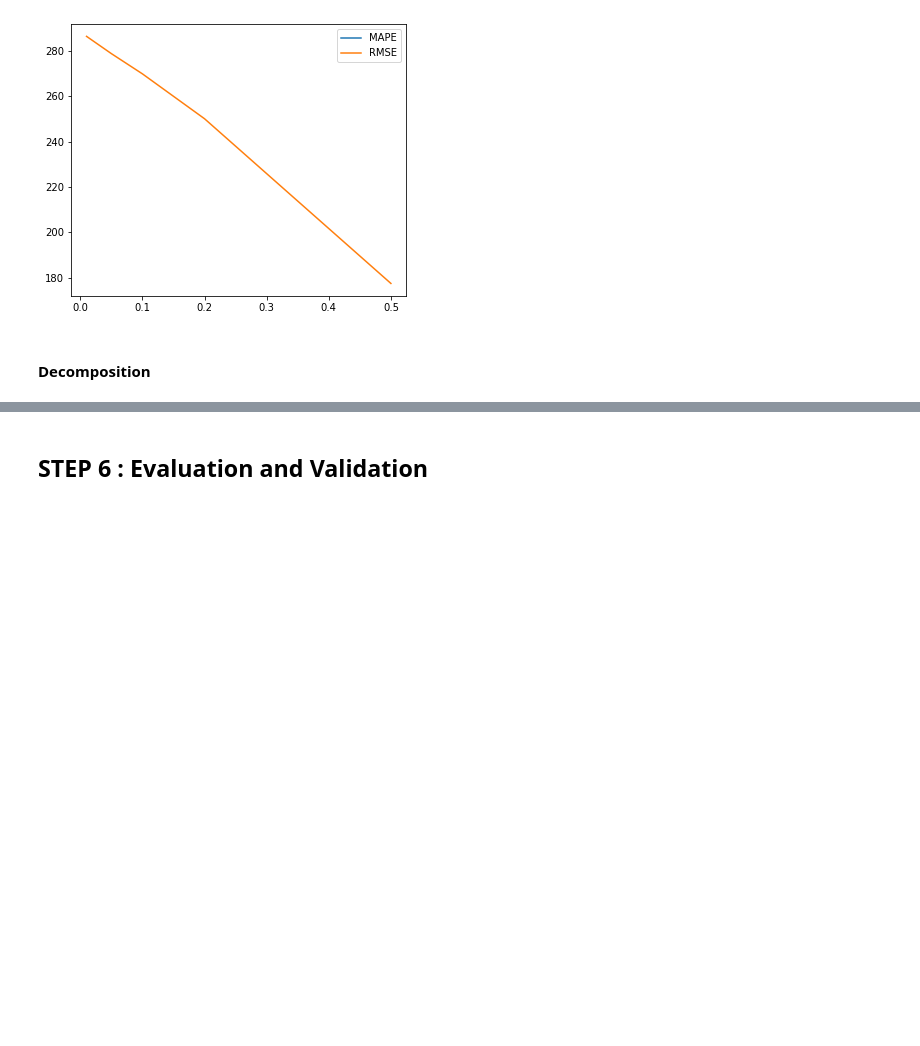
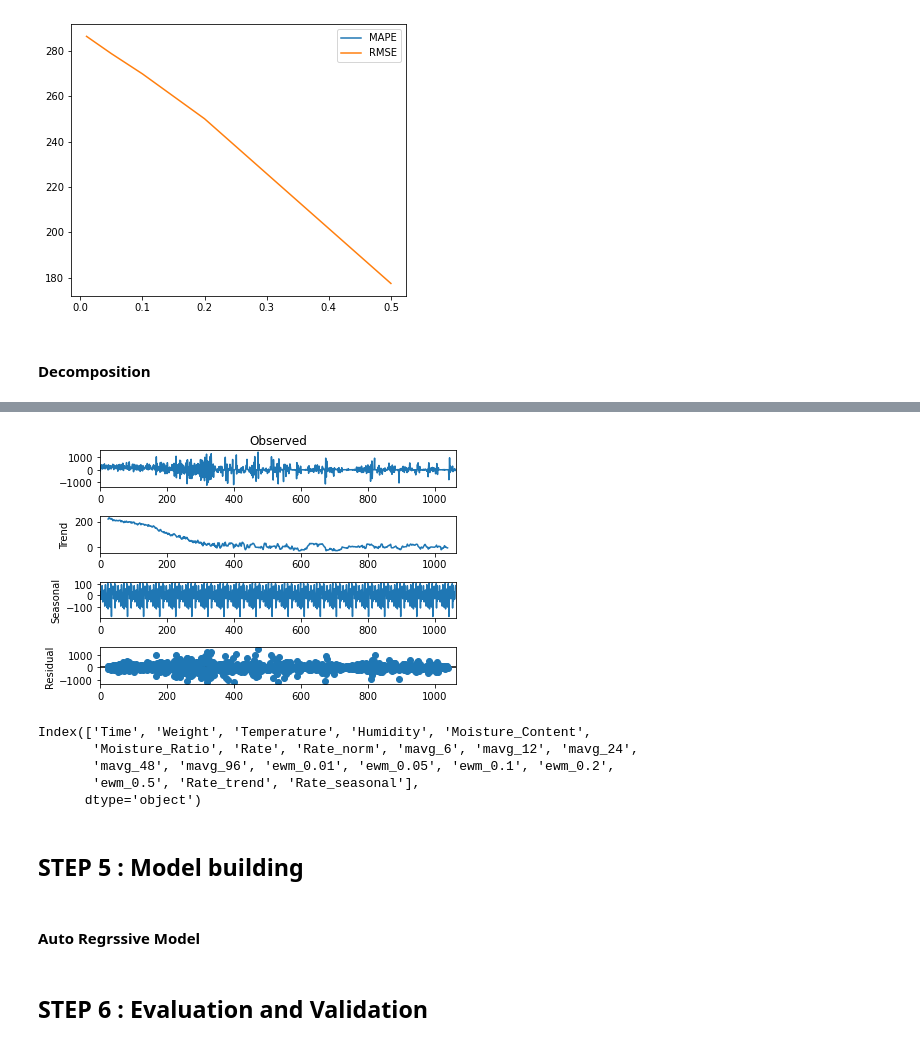
Before and after one commit to ameyak2310/DryingProcessRate_Predictor, a Jupyter notebook: TimeSeriesAnalysis.ipynb, the cells around one changed output, grey strips where cells are left out. Drawn from its saved outputs; the diff is of its cells as text; code cells hidden in the pictures; blank space fills up the shorter version.

```diff
--- a/TimeSeriesAnalysis.ipynb
+++ b/TimeSeriesAnalysis.ipynb
@@ -498,0 +507,8 @@ ts_plot = ts_decompse.plot()
+# %%
+# Decompose First Diff of 'Weight' i.e. Rate
+decomp_rate = seasonal_decompose(np.array(df_exp9['Rate']),
+                                model='additive',
+                                freq=48
+                                ).plot()
+# %% [output]
+[figure, added]
@@ -499,2 +524,14 @@ ts_plot = ts_decompse.plot()
+# %%
+df_exp9.columns
+# %% [output]
+Index(['Time', 'Weight', 'Temperature', 'Humidity', 'Moisture_Content',
+       'Moisture_Ratio', 'Rate', 'Rate_norm', 'mavg_6', 'mavg_12', 'mavg_24',
+       'mavg_48', 'mavg_96', 'ewm_0.01', 'ewm_0.05', 'ewm_0.1', 'ewm_0.2',
+       'ewm_0.5', 'Rate_trend', 'Rate_seasonal'],
+      dtype='object')
+# %% [markdown]
+## STEP 5 : Model building
+# %% [markdown]
+#### Auto Regrssive Model
 # %% [markdown]
 ## STEP 6 :  Evaluation and Validation
```
Also changed, not shown: parts of 6 cells of this notebook.
